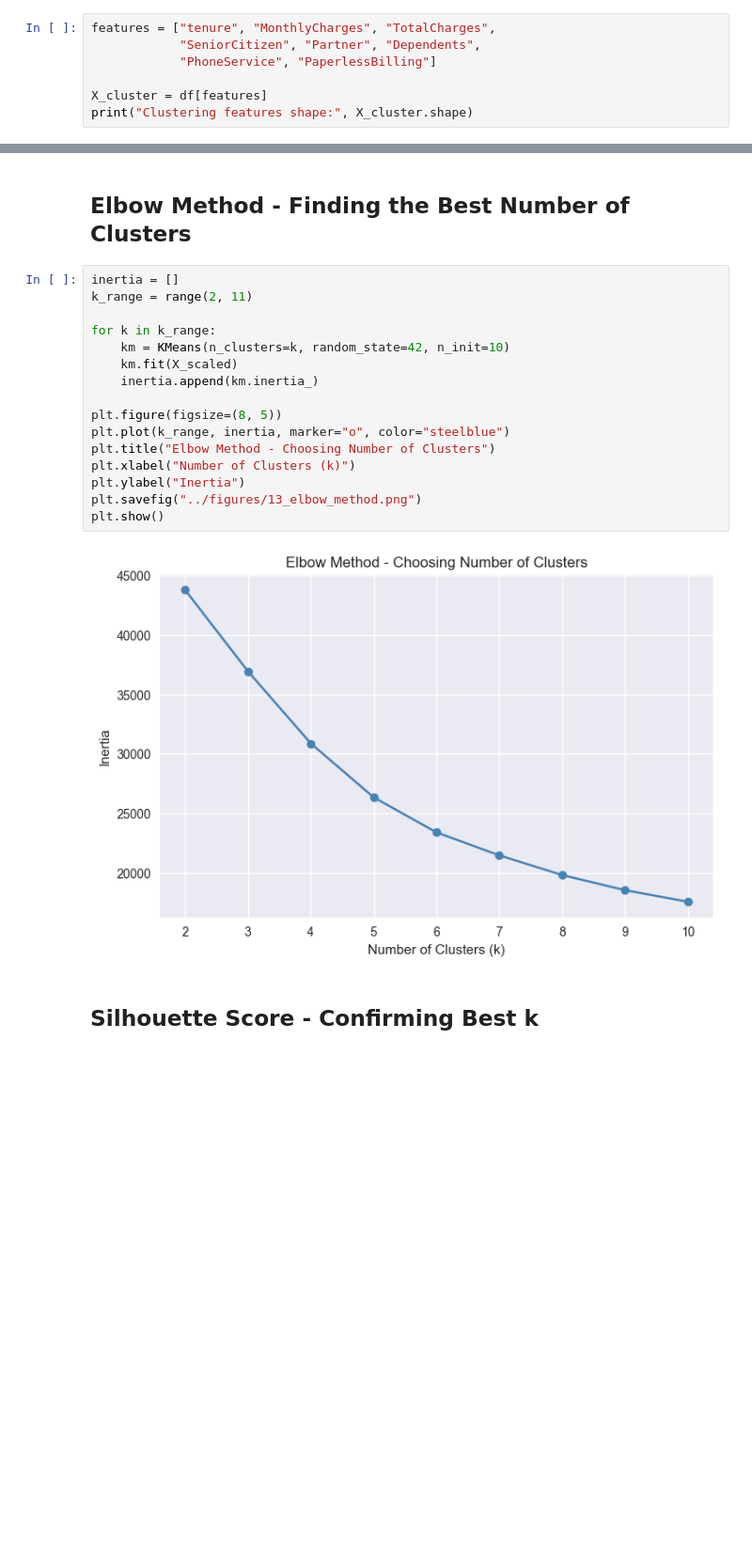
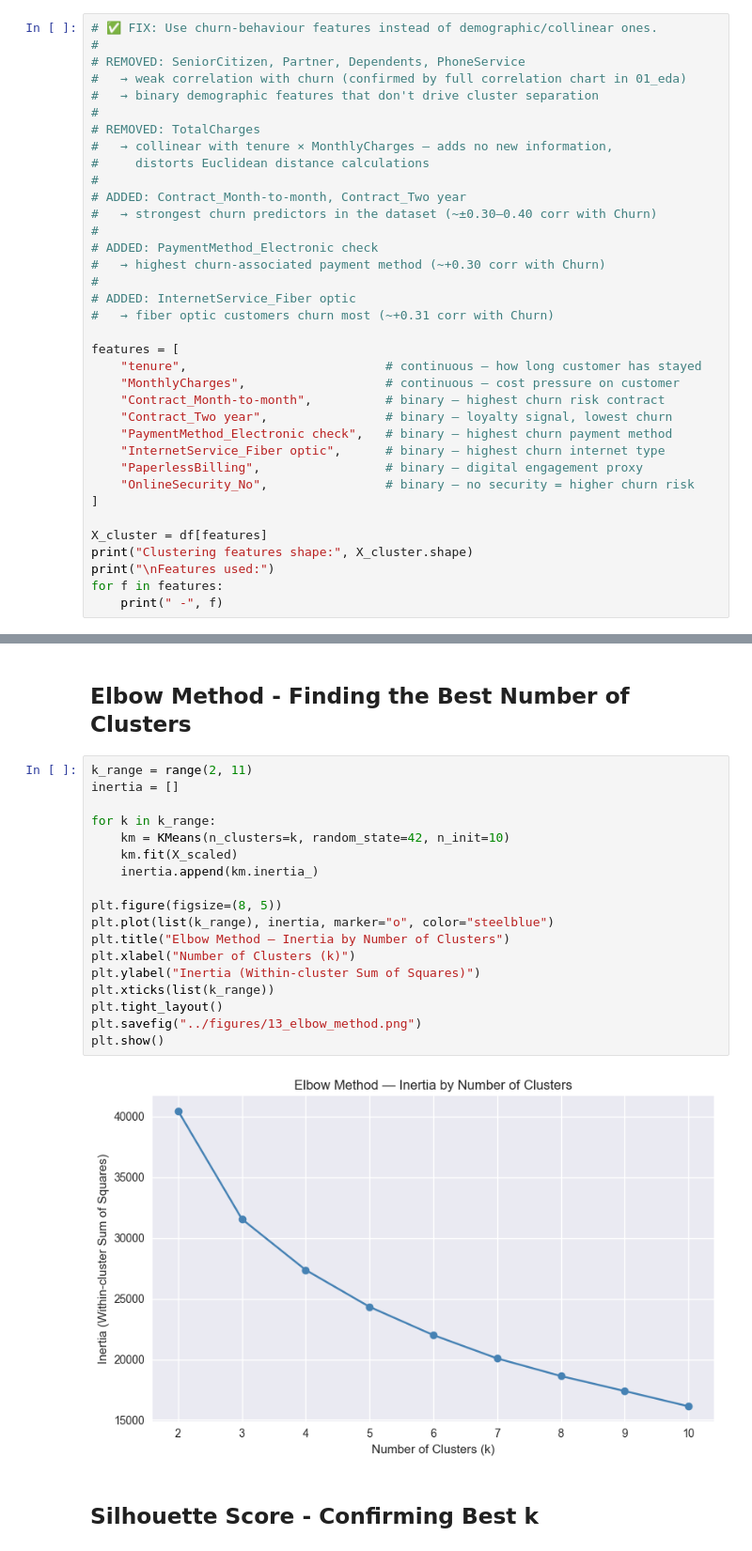
Before and after one commit to junaidreal4-hub/Customer-Churn-TELCO-Dataset-Report-Assignment-, a Jupyter notebook: notebooks/04_kmeans_segmentation.ipynb, the cells around one changed output, grey strips where cells are left out. Shown at 94% size. Drawn from its saved outputs; the diff is of its cells as text; blank space fills up the shorter version.

```diff
--- a/notebooks/04_kmeans_segmentation.ipynb
+++ b/notebooks/04_kmeans_segmentation.ipynb
@@ -27,11 +27,40 @@ df.head()
 # %% [markdown]
 ## Select Features for Clustering
 # %%
-features = ["tenure", "MonthlyCharges", "TotalCharges",
-            "SeniorCitizen", "Partner", "Dependents",
-            "PhoneService", "PaperlessBilling"]
+# ✅ FIX: Use churn-behaviour features instead of demographic/collinear ones.
+#
+# REMOVED: SeniorCitizen, Partner, Dependents, PhoneService
+#   → weak correlation with churn (confirmed by full correlation chart in 01_eda)
+#   → binary demographic features that don't drive cluster separation
+#
+# REMOVED: TotalCharges
+#   → collinear with tenure × MonthlyCharges — adds no new information,
+#     distorts Euclidean distance calculations
+#
+# ADDED: Contract_Month-to-month, Contract_Two year
+#   → strongest churn predictors in the dataset (~±0.30–0.40 corr with Churn)
+#
+# ADDED: PaymentMethod_Electronic check
+#   → highest churn-associated payment method (~+0.30 corr with Churn)
+#
+# ADDED: InternetService_Fiber optic
+#   → fiber optic customers churn most (~+0.31 corr with Churn)
+
+features = [
+    "tenure",                           # continuous — how long customer has stayed
+    "MonthlyCharges",                   # continuous — cost pressure on customer
+    "Contract_Month-to-month",          # binary — highest churn risk contract
+    "Contract_Two year",                # binary — loyalty signal, lowest churn
+    "PaymentMethod_Electronic check",   # binary — highest churn payment method
+    "InternetService_Fiber optic",      # binary — highest churn internet type
+    "PaperlessBilling",                 # binary — digital engagement proxy
+    "OnlineSecurity_No",                # binary — no security = higher churn risk
+]
 
 X_cluster = df[features]
 print("Clustering features shape:", X_cluster.shape)
+print("\nFeatures used:")
+for f in features:
+    print(" -", f)
 # %% [output]
 Clustering features shape: (7032, 8)
@@ -43,23 +87,25 @@ X_scaled = scaler.fit_transform(X_cluster)
 # %% [markdown]
 ## Elbow Method - Finding the Best Number of Clusters
 # %%
+k_range = range(2, 11)
 inertia = []
-k_range = range(2, 11)
 
 for k in k_range:
     km = KMeans(n_clusters=k, random_state=42, n_init=10)
     km.fit(X_scaled)
     inertia.append(km.inertia_)
 
 plt.figure(figsize=(8, 5))
-plt.plot(k_range, inertia, marker="o", color="steelblue")
-plt.title("Elbow Method - Choosing Number of Clusters")
+plt.plot(list(k_range), inertia, marker="o", color="steelblue")
+plt.title("Elbow Method — Inertia by Number of Clusters")
 plt.xlabel("Number of Clusters (k)")
-plt.ylabel("Inertia")
+plt.ylabel("Inertia (Within-cluster Sum of Squares)")
+plt.xticks(list(k_range))
+plt.tight_layout()
 plt.savefig("../figures/13_elbow_method.png")
 plt.show()
 # %% [output]
-[figure, old version]
+[figure, new version]
 # %% [markdown]
 ## Silhouette Score - Confirming Best k
 # %%
```
Also changed, not shown: parts of 11 cells of this notebook, 21 other files.
